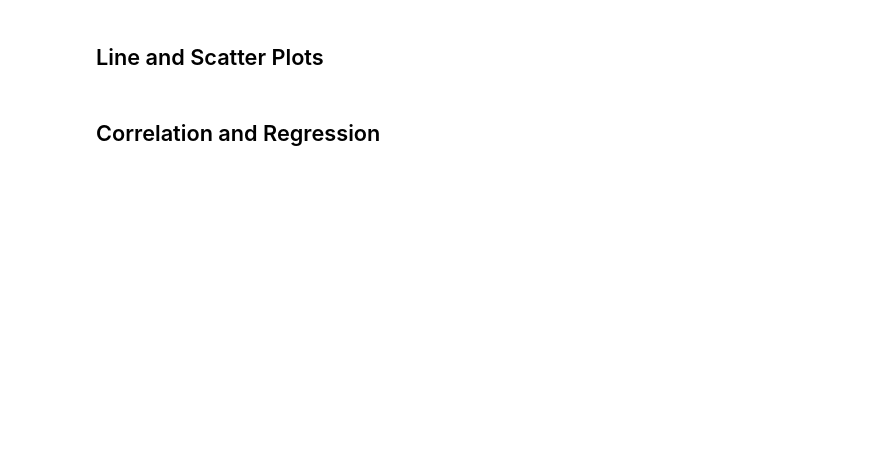
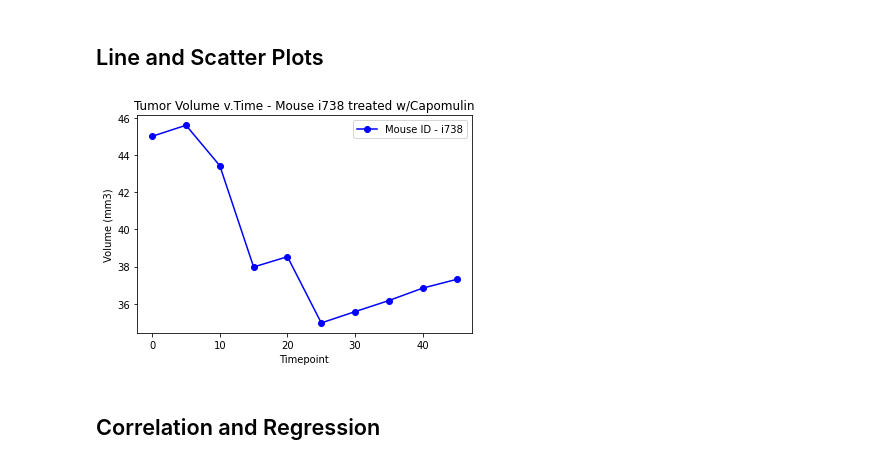
Before and after one commit to floresfdo/matplotlib-challenge, a Jupyter notebook: pymaceuticals_starter.ipynb, the cells around one changed output. Drawn from its saved outputs; the diff is of its cells as text; code cells hidden in the pictures; blank space fills up the shorter version.

```diff
--- a/pymaceuticals_starter.ipynb
+++ b/pymaceuticals_starter.ipynb
@@ -320,3 +316,21 @@ plt.show()
 # %% [markdown]
 ## Line and Scatter Plots
+# %%
+# Generate a line plot of tumor volume vs. time point for a mouse treated with Capomulin
+capomulin_table = clean_study.loc[clean_study["Drug Regimen"] == "Capomulin"]
+# Used the following lines to pull a random Mouse ID treated with Capomulin
+#capo_mouse_line = capomulin_table.sample(1)
+#capo_mouse = str(capo_mouse_line["Mouse ID"])
+capo_mouse = "i738"
+capo_mouse_table = capomulin_table.loc[capomulin_table["Mouse ID"] == capo_mouse]
+x_axis = capo_mouse_table["Timepoint"]
+y_axis = capo_mouse_table["Tumor Volume (mm3)"]
+plt.plot(x_axis,y_axis,marker="o",color="b", label="Mouse ID - i738")
+plt.legend(loc="upper right")
+plt.xlabel("Timepoint")
+plt.ylabel("Volume (mm3)")
+plt.title("Tumor Volume v.Time - Mouse i738 treated w/Capomulin")
+plt.show()
+# %% [output]
+[figure, added]
 # %%
```
Also changed, not shown: parts of 5 cells of this notebook.
